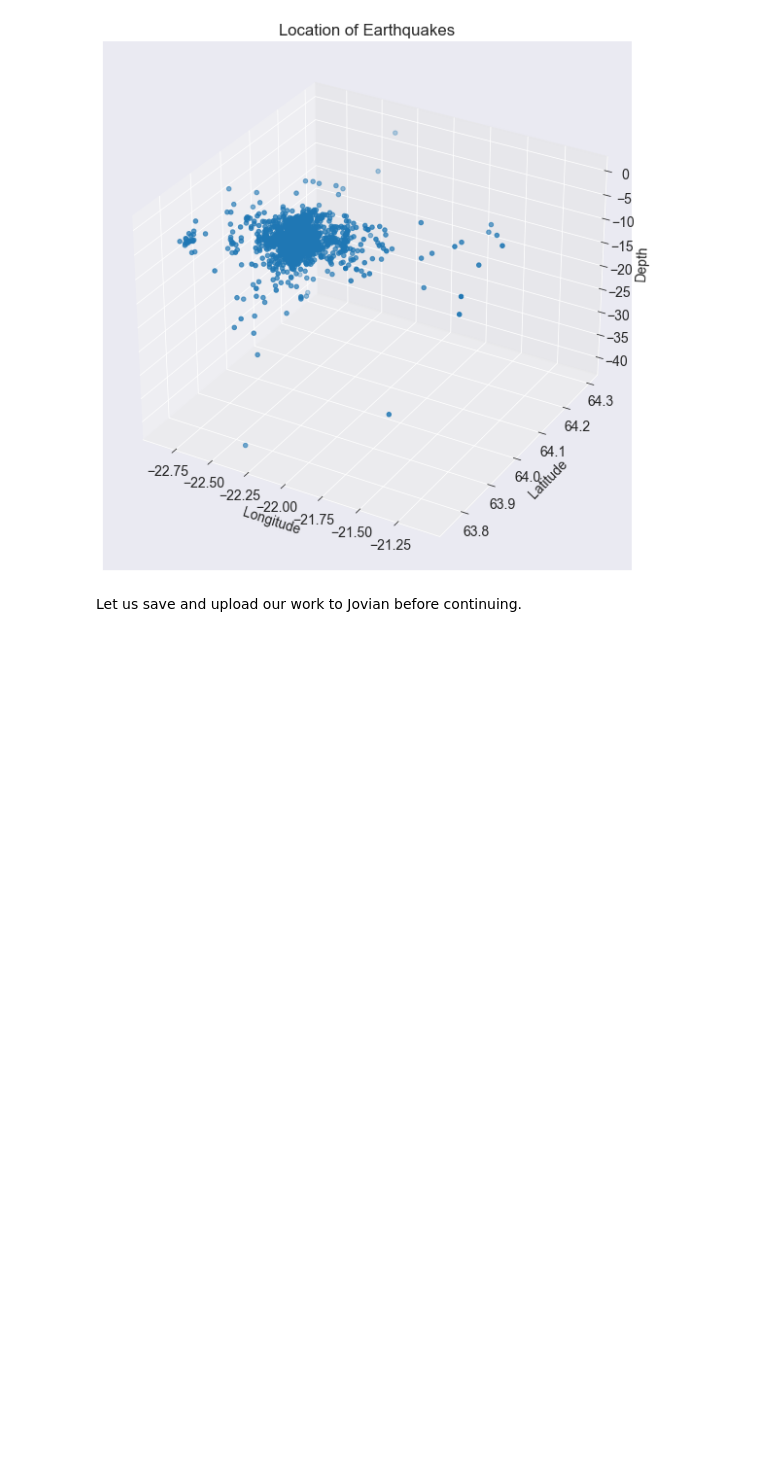
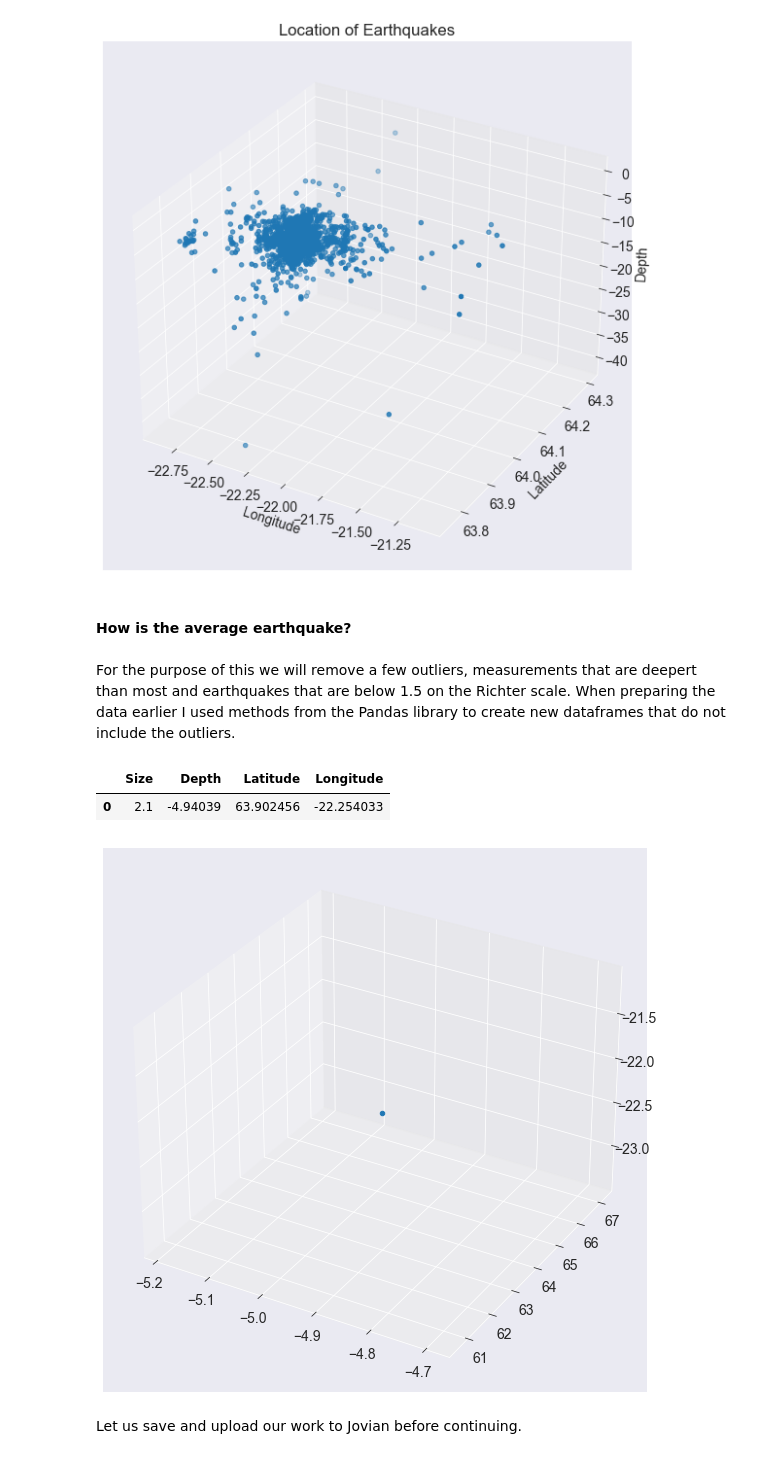
Before and after one commit to JoeOlafs/DataAnalysis_freeCodeCamp, a Jupyter notebook: zerotopandas-course-project-starter/zerotopandas-course-project.ipynb, the cells around one changed output. Drawn from its saved outputs; the diff is of its cells as text; code cells hidden in the pictures; blank space fills up the shorter version.

Commit message:
Work on course project

```diff
--- a/zerotopandas-course-project-starter/zerotopandas-course-project.ipynb
+++ b/zerotopandas-course-project-starter/zerotopandas-course-project.ipynb
@@ -458,6 +457,26 @@ ax.set_zlabel('Depth');
 ax.set_title('Location of Earthquakes');
 # %% [output]
 [figure]
+# %% [markdown]
+#### How is the average earthquake?
+# %% [markdown]
+For the purpose of this we will remove a few outliers, measurements that are deepert than most and earthquakes that are below 1.5 on the Richter scale. When preparing the data earlier I used methods from the Pandas library to create new dataframes that do not include the outliers.
+# %%
+avg_depth=shallow_quakes_df.Neg_Depth.mean()
+avg_lat=shallow_quakes_df.Latitude.mean()
+avg_long=shallow_quakes_df.Longitude.mean()
+avg_size=strength_above_df.Size.mean()
+#df=pd.DataFrame({'A':[avg_long],'b':[avg_lat]})
+avg_df=pd.DataFrame({'Size':[avg_size], 'Depth':[avg_depth], 'Latitude':[avg_lat], 'Longitude':[avg_long]})
+avg_df
+# %% [output]
+|  | Size | Depth | Latitude | Longitude |
+| 0 | 2.1 | -4.94039 | 63.902456 | -22.254033 |
+# %%
+ax=plt.figure(figsize=(10,10)).add_subplot(111, projection='3d')
+ax.scatter(avg_depth,avg_lat,avg_long);
+# %% [output]
+[figure, added]
 # %% [markdown]
 Let us save and upload our work to Jovian before continuing.
 # %%
```
Also changed, not shown: parts of 7 cells of this notebook.
